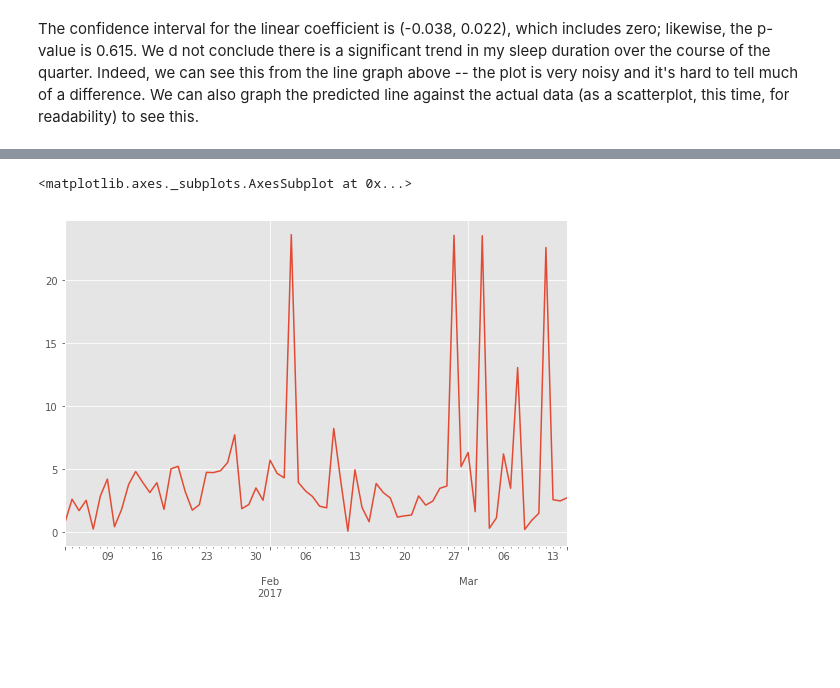
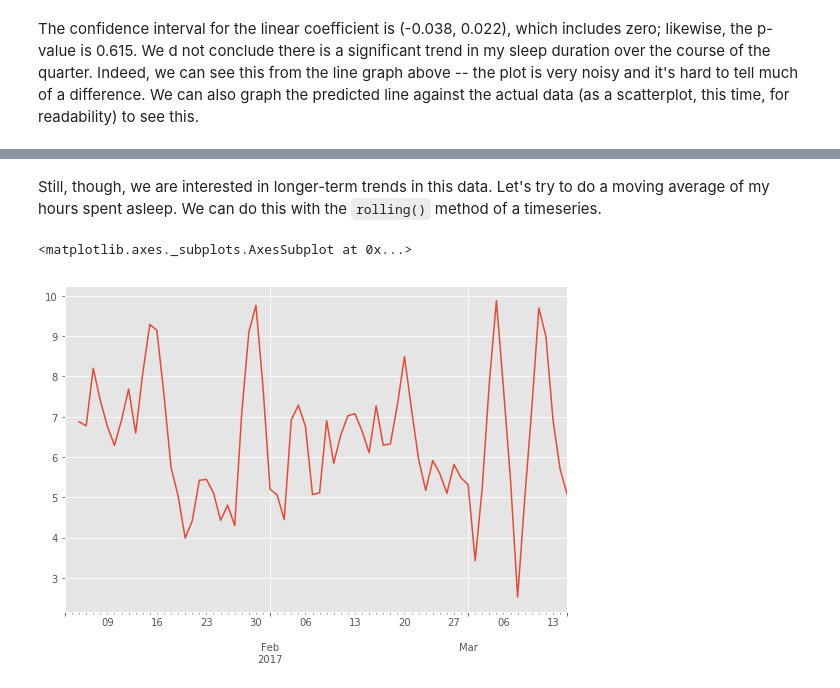
Before and after one commit to tuchandra/sleep-analysis, a Jupyter notebook: Stats and Sleep.ipynb, the cells around one changed output, grey strips where cells are left out. Drawn from its saved outputs; the diff is of its cells as text; code cells hidden in the pictures; blank space fills up the shorter version.

```diff
--- a/Stats and Sleep.ipynb
+++ b/Stats and Sleep.ipynb
@@ -155,5 +152,7 @@ plt.ylabel("Time in Bed");
-# %%
-df["bedtime"].plot()
-# %% [output]
-<matplotlib.axes._subplots.AxesSubplot at 0x...>
-[figure, removed]
+# %% [markdown]
+Still, though, we are interested in longer-term trends in this data. Let's try to do a moving average of my hours spent asleep. We can do this with the `rolling()` method of a timeseries.
+# %%
+df.duration.rolling(center=False,window=3).mean().plot()
+# %% [output]
+<matplotlib.axes._subplots.AxesSubplot at 0x...>
+[figure, added]
```
Also changed, not shown: parts of 7 cells of this notebook.
